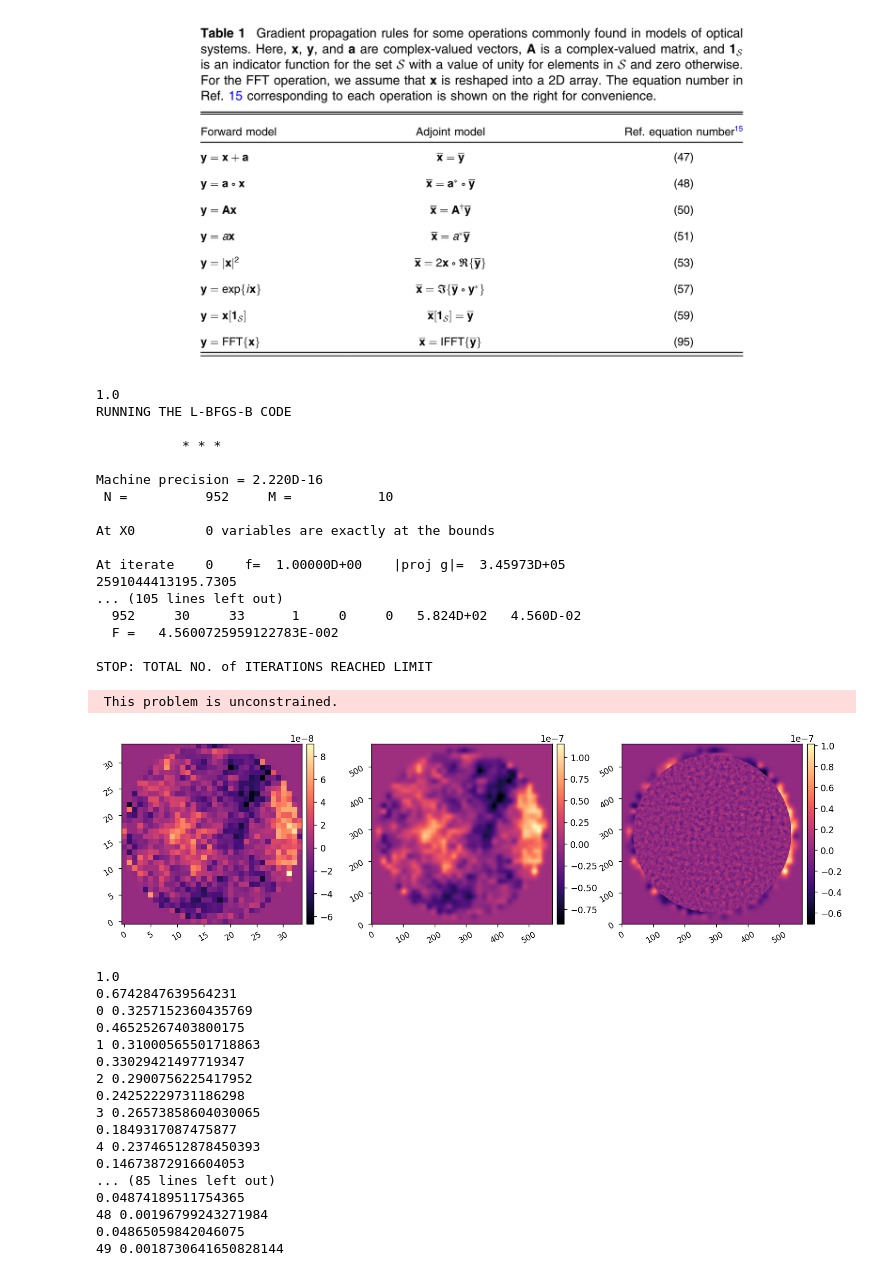
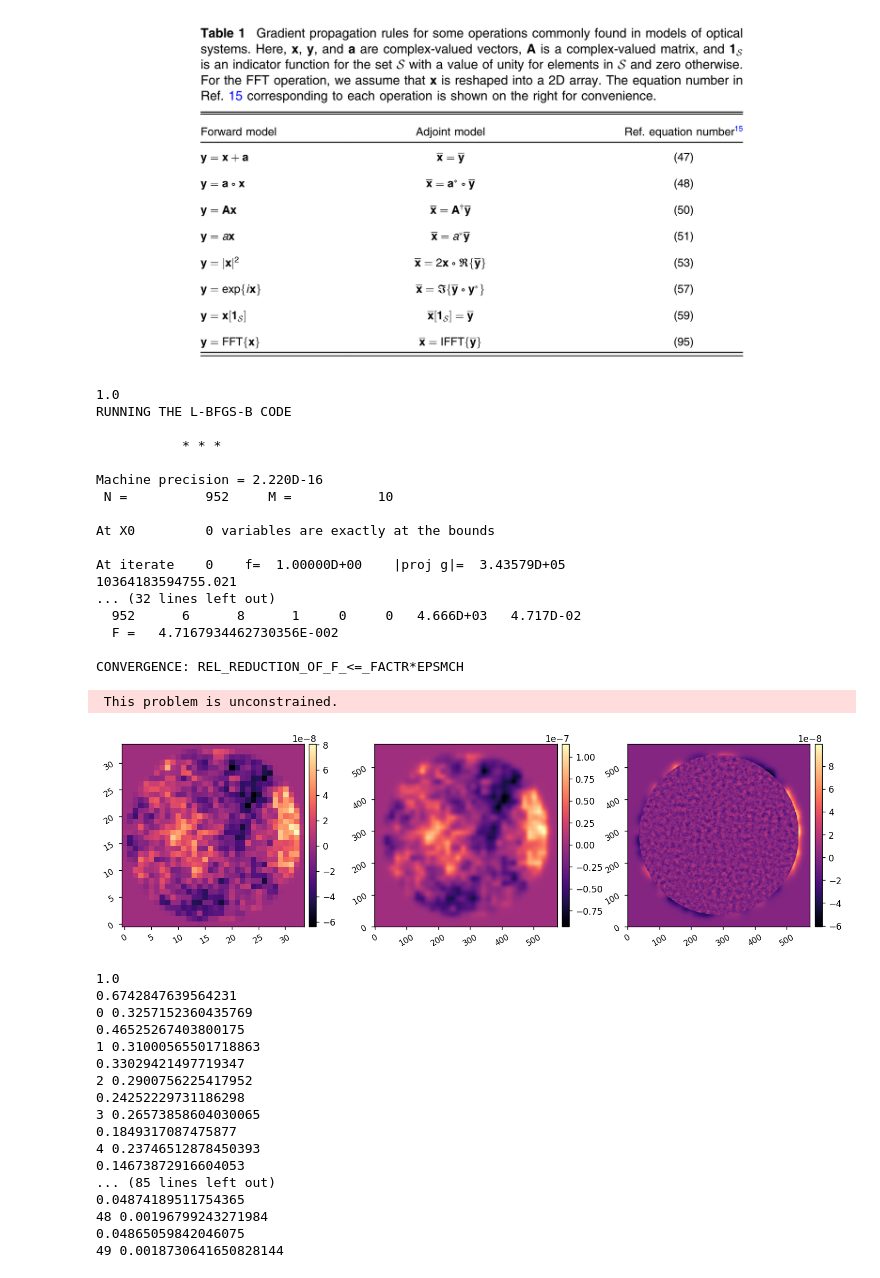
Before and after one commit to uasal/scoob-psf, a Jupyter notebook: example-notebooks/ad_dm.ipynb, the cells around one changed output. Drawn from its saved outputs; the diff is of its cells as text; code cells hidden in the pictures.

```diff
--- a/example-notebooks/ad_dm.ipynb
+++ b/example-notebooks/ad_dm.ipynb
@@ -179,53 +202,49 @@ print(xp.max(xp.abs(dm_grad)))
 # %%
 lbfgs_tol = 1e-3
 options = {
     'disp':True,
-    'maxiter':30,
-    'maxls':100, # default is 20
-    'ftol':1e-6,
-    'gtol':1e-6,
+    # 'maxiter':30,
+    # 'maxls':100, # default is 20
+    # 'ftol':1e-6,
+    # 'gtol':1e-6,
 }
 
 del_acts0 = np.zeros(Nacts)
 # del_acts0 = np.random.randn(Nacts) * 1e-9
 result = minimize(val_and_grad,
                   jac=True,
                   x0=del_acts0,
+                  args=(True),
                   method='L-BFGS-B',
-                #   method='CG',
                   tol=lbfgs_tol,
                   options=options,
                   )
 
-dm_command = result['x']
+min_command = xp.zeros((Nact,Nact))
+min_command[dm_mask] = 2*result.x
+surf = forward_dm(2*result.x)
+
+imshow3(min_command, surf, wfe_opd+surf)
 # %% [output]
 1.0
 RUNNING THE L-BFGS-B CODE
 
            * * *
 
 Machine precision = 2.220D-16
  N =          952     M =           10
 
 At X0         0 variables are exactly at the bounds
 
-At iterate    0    f=  1.00000D+00    |proj g|=  3.45973D+05
-2591044413195.7305
-... (105 lines left out)
-  952     30     33      1     0     0   5.824D+02   4.560D-02
-  F =   4.5600725959122783E-002
+At iterate    0    f=  1.00000D+00    |proj g|=  3.43579D+05
+10364183594755.021
+... (32 lines left out)
+  952      6      8      1     0     0   4.666D+03   4.717D-02
+  F =   4.7167934462730356E-002
 
-STOP: TOTAL NO. of ITERATIONS REACHED LIMIT
+CONVERGENCE: REL_REDUCTION_OF_F_<=_FACTR*EPSMCH
  This problem is unconstrained.
+[figure, added]
-# %%
-
-min_command = xp.zeros((Nact,Nact))
-min_command[dm_mask] = result.x
-surf = forward_dm(result.x)
-
-imshow3(min_command, surf, wfe_opd+surf)
-# %% [output]
-[figure, removed]
 # %%
 del_acts = np.zeros(Nacts)
 J, dJ_dA = val_and_grad(del_acts)
```
Also changed, not shown: parts of 5 cells of this notebook, 2 other files.
